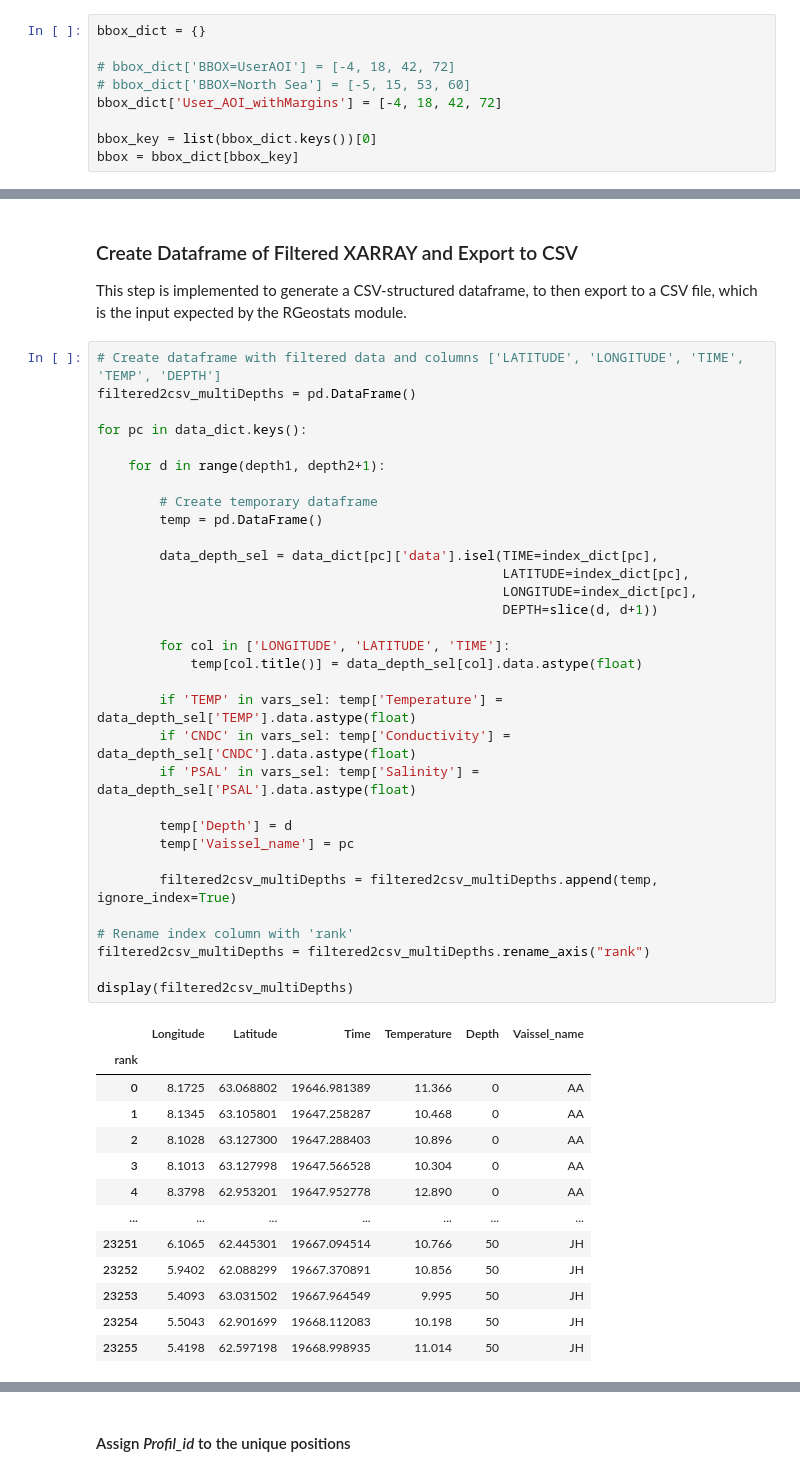
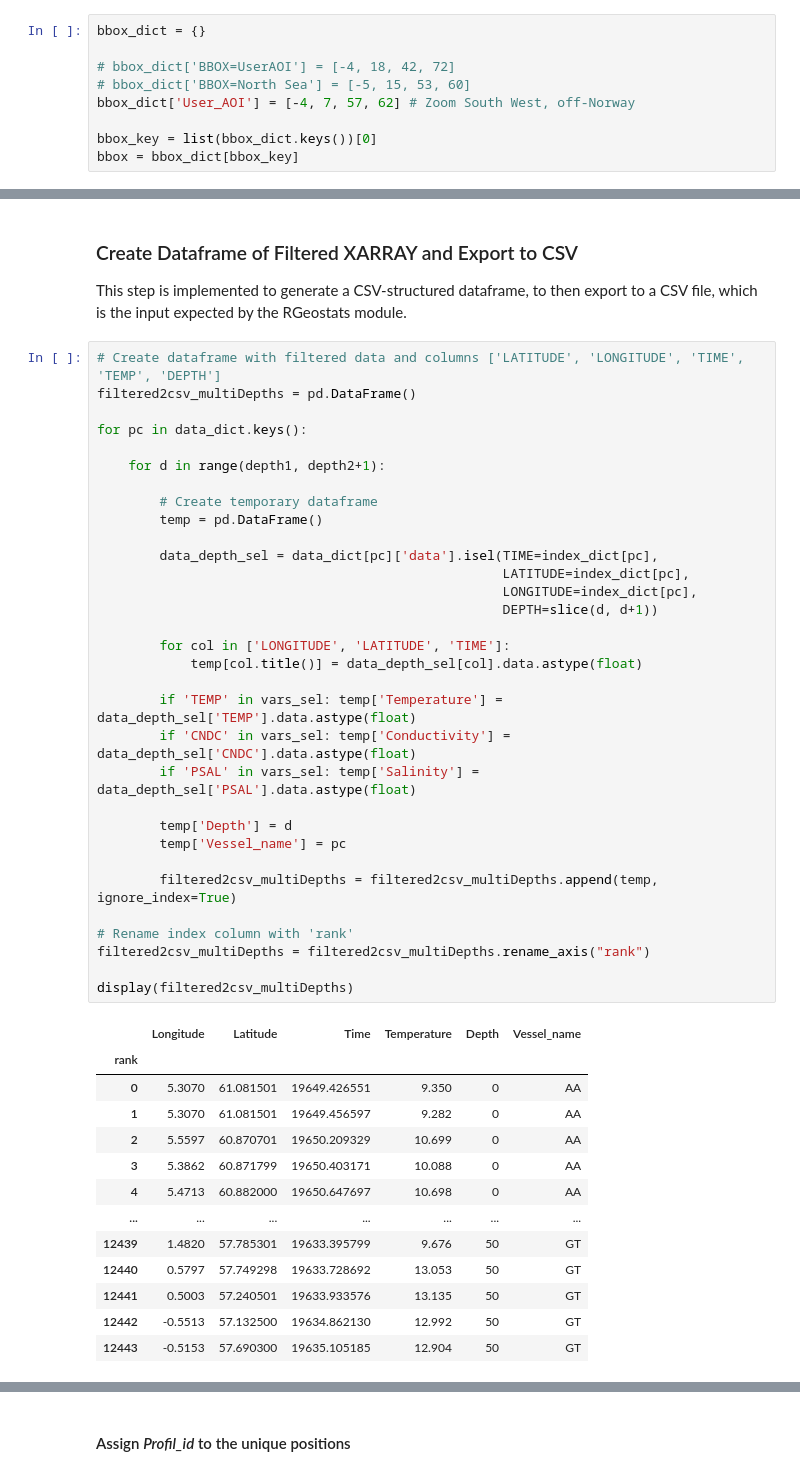
Before and after one commit to ec-intaros/iaos-showcase-app-Barents-Sea-CTD, a Jupyter notebook: Barrents sea - Data Scientist Notebook.ipynb, the cells around one changed output, grey strips where cells are left out. Cells and saved outputs as stored; diff of their text form.

```diff
--- a/Barrents sea - Data Scientist Notebook.ipynb
+++ b/Barrents sea - Data Scientist Notebook.ipynb
@@ -351,7 +355,7 @@ bbox_dict = {}
 
 # bbox_dict['BBOX=UserAOI'] = [-4, 18, 42, 72]
 # bbox_dict['BBOX=North Sea'] = [-5, 15, 53, 60]
-bbox_dict['User_AOI_withMargins'] = [-4, 18, 42, 72]
+bbox_dict['User_AOI'] = [-4, 7, 57, 62] # Zoom South West, off-Norway
 
 bbox_key = list(bbox_dict.keys())[0]
 bbox = bbox_dict[bbox_key]
@@ -905,44 +863,44 @@ This step is implemented to generate a CSV-structured dataframe, to then export
 filtered2csv_multiDepths = pd.DataFrame()
 
 for pc in data_dict.keys():
 
     for d in range(depth1, depth2+1):
 
         # Create temporary dataframe
         temp = pd.DataFrame()
 
         data_depth_sel = data_dict[pc]['data'].isel(TIME=index_dict[pc],
                                                     LATITUDE=index_dict[pc],
                                                     LONGITUDE=index_dict[pc],
                                                     DEPTH=slice(d, d+1))
 
         for col in ['LONGITUDE', 'LATITUDE', 'TIME']:
             temp[col.title()] = data_depth_sel[col].data.astype(float)
 
         if 'TEMP' in vars_sel: temp['Temperature'] = data_depth_sel['TEMP'].data.astype(float)
         if 'CNDC' in vars_sel: temp['Conductivity'] = data_depth_sel['CNDC'].data.astype(float)
         if 'PSAL' in vars_sel: temp['Salinity'] = data_depth_sel['PSAL'].data.astype(float)
 
         temp['Depth'] = d
-        temp['Vaissel_name'] = pc
+        temp['Vessel_name'] = pc
 
         filtered2csv_multiDepths = filtered2csv_multiDepths.append(temp, ignore_index=True)
 
 # Rename index column with 'rank'
 filtered2csv_multiDepths = filtered2csv_multiDepths.rename_axis("rank")
 
 display(filtered2csv_multiDepths)
 # %% [output]
-|  | Longitude | Latitude | Time | Temperature | Depth | Vaissel_name |
+|  | Longitude | Latitude | Time | Temperature | Depth | Vessel_name |
 | rank |  |  |  |  |  |  |
-| 0 | 8.1725 | 63.068802 | 19646.981389 | 11.366 | 0 | AA |
-| 1 | 8.1345 | 63.105801 | 19647.258287 | 10.468 | 0 | AA |
-| 2 | 8.1028 | 63.127300 | 19647.288403 | 10.896 | 0 | AA |
-| 3 | 8.1013 | 63.127998 | 19647.566528 | 10.304 | 0 | AA |
-| 4 | 8.3798 | 62.953201 | 19647.952778 | 12.890 | 0 | AA |
+| 0 | 5.3070 | 61.081501 | 19649.426551 | 9.350 | 0 | AA |
+| 1 | 5.3070 | 61.081501 | 19649.456597 | 9.282 | 0 | AA |
+| 2 | 5.5597 | 60.870701 | 19650.209329 | 10.699 | 0 | AA |
+| 3 | 5.3862 | 60.871799 | 19650.403171 | 10.088 | 0 | AA |
+| 4 | 5.4713 | 60.882000 | 19650.647697 | 10.698 | 0 | AA |
 | ... | ... | ... | ... | ... | ... | ... |
-| 23251 | 6.1065 | 62.445301 | 19667.094514 | 10.766 | 50 | JH |
-| 23252 | 5.9402 | 62.088299 | 19667.370891 | 10.856 | 50 | JH |
-| 23253 | 5.4093 | 63.031502 | 19667.964549 | 9.995 | 50 | JH |
-| 23254 | 5.5043 | 62.901699 | 19668.112083 | 10.198 | 50 | JH |
-| 23255 | 5.4198 | 62.597198 | 19668.998935 | 11.014 | 50 | JH |
+| 12439 | 1.4820 | 57.785301 | 19633.395799 | 9.676 | 50 | GT |
+| 12440 | 0.5797 | 57.749298 | 19633.728692 | 13.053 | 50 | GT |
+| 12441 | 0.5003 | 57.240501 | 19633.933576 | 13.135 | 50 | GT |
+| 12442 | -0.5513 | 57.132500 | 19634.862130 | 12.992 | 50 | GT |
+| 12443 | -0.5153 | 57.690300 | 19635.105185 | 12.904 | 50 | GT |
```
Also changed, not shown: parts of 90 cells of this notebook, 7 other files.
